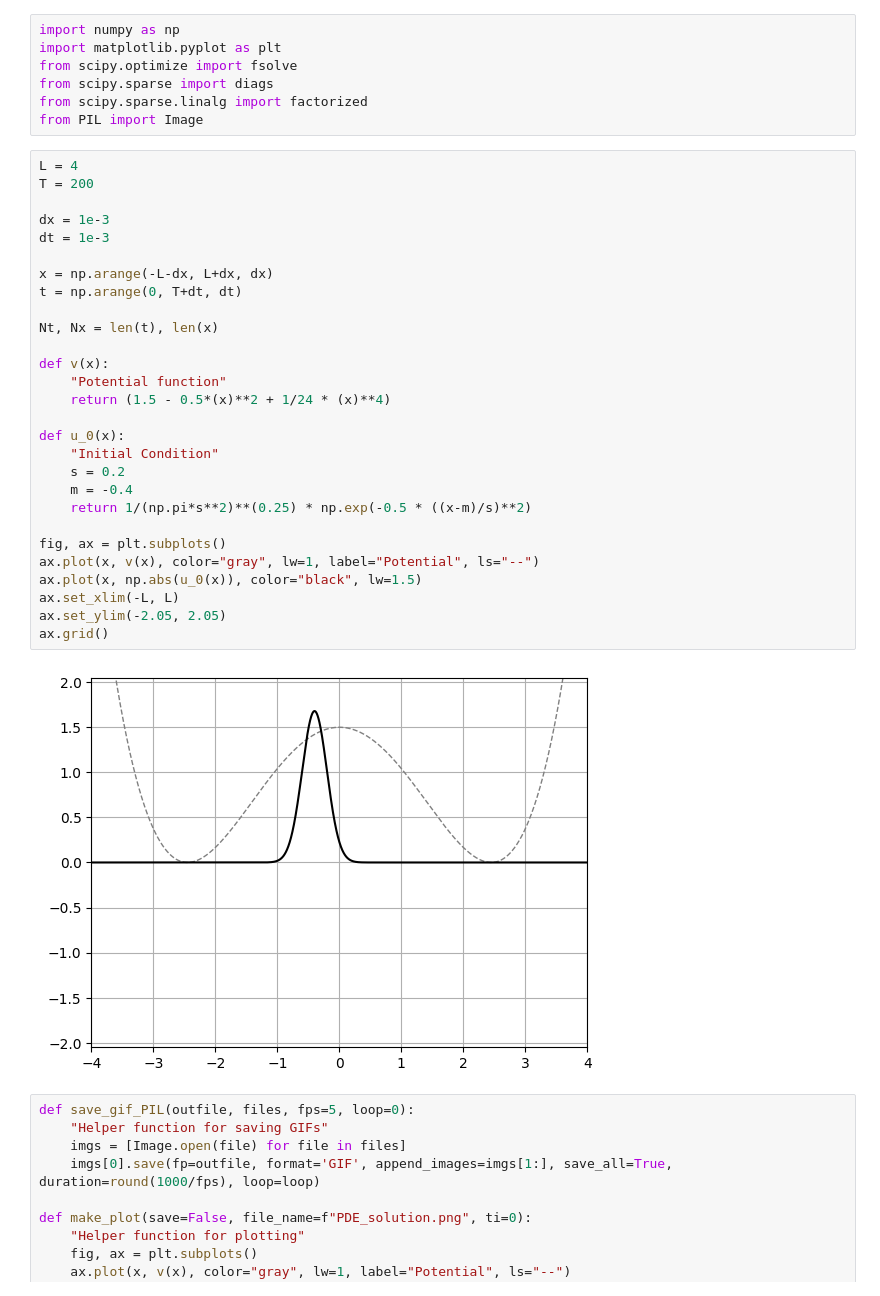
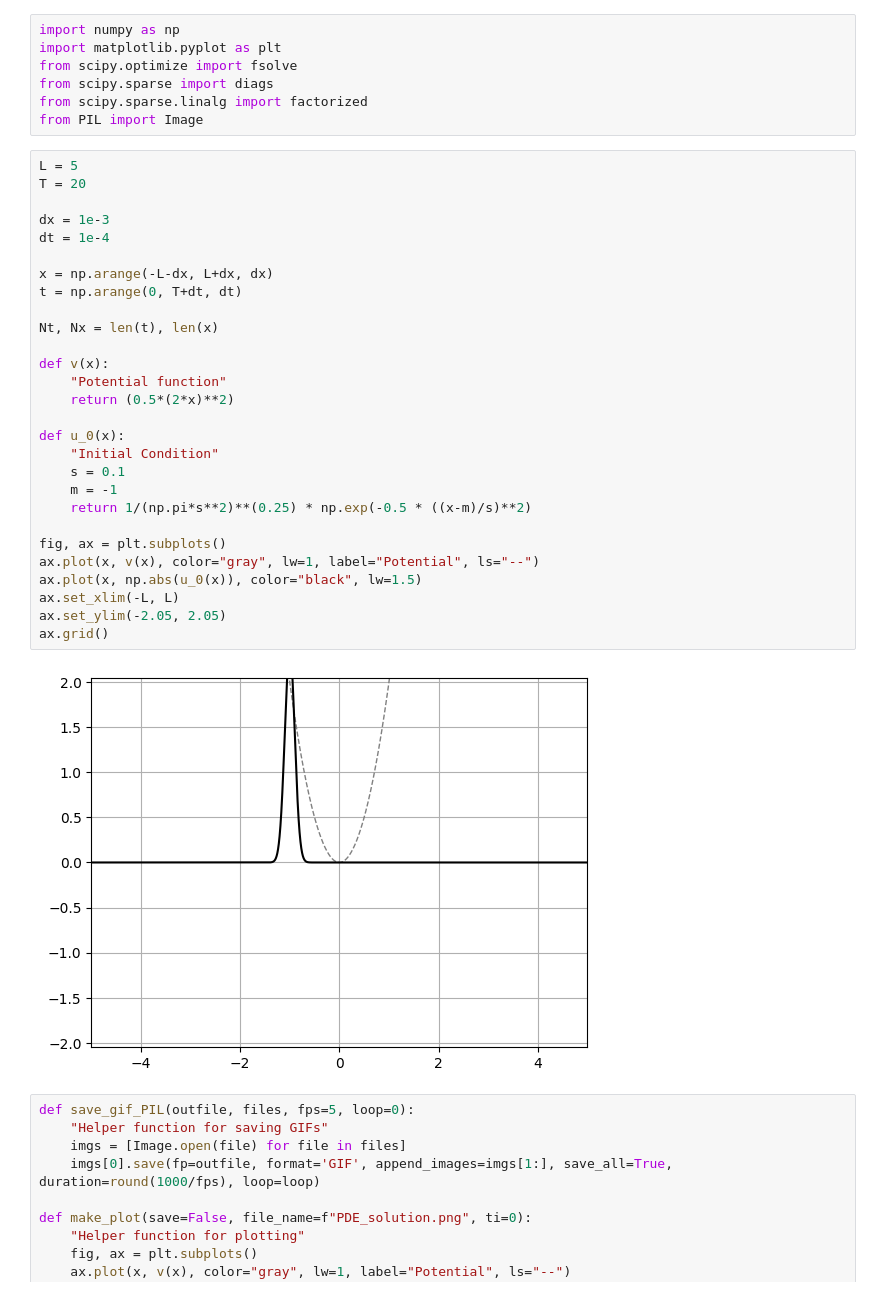
Before and after one commit to Mehdi-Haned/PINNs-Spring2025, a Jupyter notebook: PDEs/schrodinger_equation/Schrodinger Equation.ipynb, the cells around one changed output. Drawn from its saved outputs; the diff is of its cells as text.

```diff
--- a/PDEs/schrodinger_equation/Schrodinger Equation.ipynb
+++ b/PDEs/schrodinger_equation/Schrodinger Equation.ipynb
@@ -6,35 +6,35 @@ from scipy.sparse import diags
 from scipy.sparse.linalg import factorized
 from PIL import Image
 # %%
-L = 4
-T = 200
+L = 5
+T = 20
 
 dx = 1e-3
-dt = 1e-3
+dt = 1e-4
 
 x = np.arange(-L-dx, L+dx, dx)
 t = np.arange(0, T+dt, dt)
 
 Nt, Nx = len(t), len(x)
 
 def v(x):
     "Potential function"
-    return (1.5 - 0.5*(x)**2 + 1/24 * (x)**4)
+    return (0.5*(2*x)**2)
 
 def u_0(x):
     "Initial Condition"
-    s = 0.2
-    m = -0.4
+    s = 0.1
+    m = -1
     return 1/(np.pi*s**2)**(0.25) * np.exp(-0.5 * ((x-m)/s)**2)
 
 fig, ax = plt.subplots()
 ax.plot(x, v(x), color="gray", lw=1, label="Potential", ls="--")
 ax.plot(x, np.abs(u_0(x)), color="black", lw=1.5)
 ax.set_xlim(-L, L)
 ax.set_ylim(-2.05, 2.05)
 ax.grid()
 # %% [output]
-[figure, old version]
+[figure, new version]
 # %%
 def save_gif_PIL(outfile, files, fps=5, loop=0):
     "Helper function for saving GIFs"
```
Also changed, not shown: parts of 2 cells of this notebook, 4 other files.
